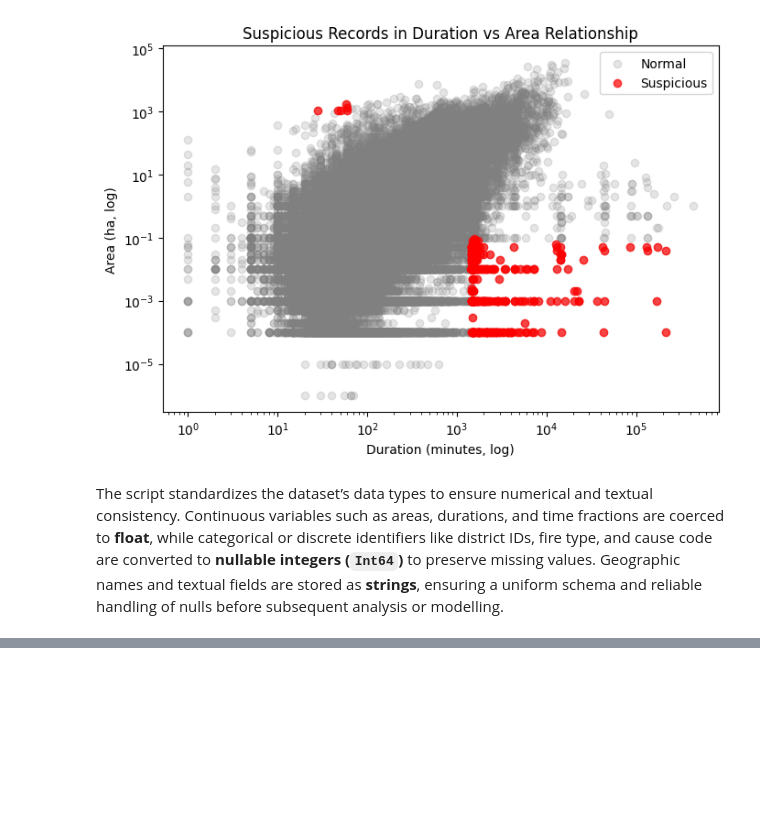
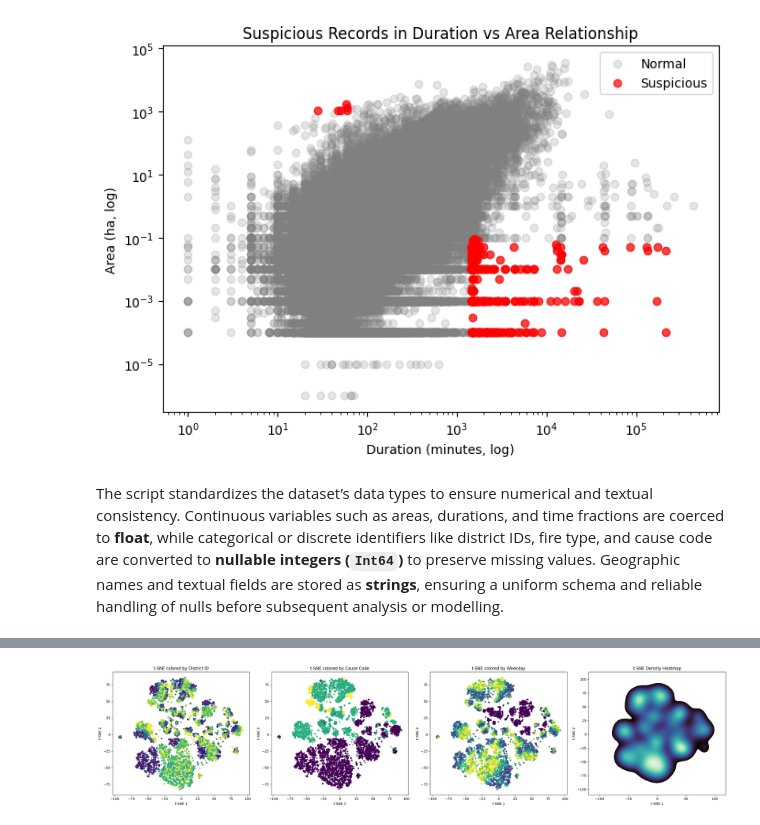
Before and after one commit to Mihalachee/RuralFireDatabase, a Jupyter notebook: project.ipynb, the cells around one changed output, grey strips where cells are left out. Saved outputs shown, nothing was run; the diff lists cells and outputs as text; code cells hidden in the pictures; blank space fills up the shorter version.

```diff
--- a/project.ipynb
+++ b/project.ipynb
@@ -1079,0 +1356,69 @@ df = pd.read_csv("data/FireDataset_clean.csv")
+# %%
+# Variables to visualize
+color_vars = {
+    "District ID": df["district_id"],
+    "Cause Code": df["cause_code"],
+    "Weekday": df["weekday"]
+}
+
+# Sampling for efficiency
+sample_size = 10000  # adjust as needed
+np.random.seed(42)
+
+if len(X_scaled) > sample_size:
+    idx = np.random.choice(len(X_scaled), sample_size, replace=False)
+    X_sample = X_scaled[idx]
+    color_vars = {k: v.iloc[idx] for k, v in color_vars.items()}
+else:
+    X_sample = X_scaled
+
+# Run t-SNE once (for consistency)
+tsne = TSNE(
+    n_components=2,
+    perplexity=30,
+    learning_rate=200,
+    n_iter=1000,
+    random_state=42,
+    init="pca"
+)
+Z = tsne.fit_transform(X_sample)
+
+# ---- PLOTTING ----
+fig, axes = plt.subplots(1, 4, figsize=(26, 6))
+plt.subplots_adjust(wspace=0.3)
+
+# 1–3: Colored scatterplots
+for ax, (title, color_var) in zip(axes[:3], color_vars.items()):
+    sns.scatterplot(
+        x=Z[:, 0],
+        y=Z[:, 1],
+        hue=color_var,
+        palette="viridis",
+        s=20,
+        linewidth=0,
+        alpha=0.7,
+        ax=ax,
+        legend=False
+    )
+    ax.set_title(f"t-SNE colored by {title}")
+    ax.set_xlabel("t-SNE 1")
+    ax.set_ylabel("t-SNE 2")
+
+# 4: Density heatmap
+sns.kdeplot(
+    x=Z[:, 0],
+    y=Z[:, 1],
+    fill=True,
+    cmap="mako",
+    ax=axes[3],
+    thresh=0.05,
+    levels=100
+)
+axes[3].set_title("t-SNE Density Heatmap")
+axes[3].set_xlabel("t-SNE 1")
+axes[3].set_ylabel("t-SNE 2")
+
+plt.tight_layout()
+plt.show()
+# %% [output]
+[figure, added]
```
Also changed, not shown: parts of 39 cells of this notebook.
